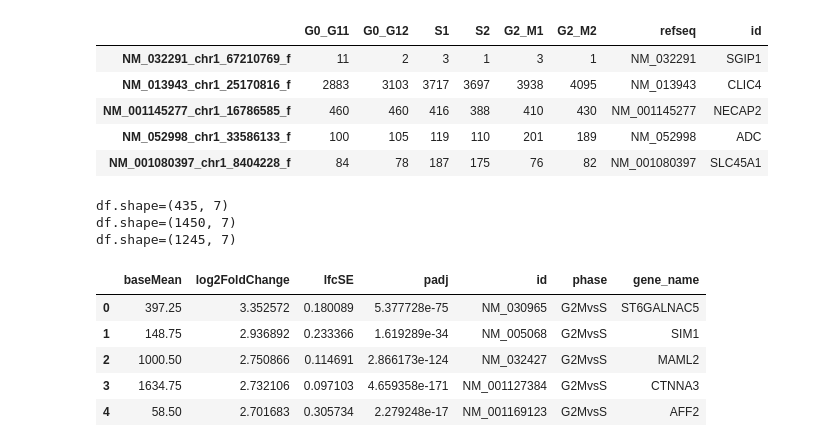
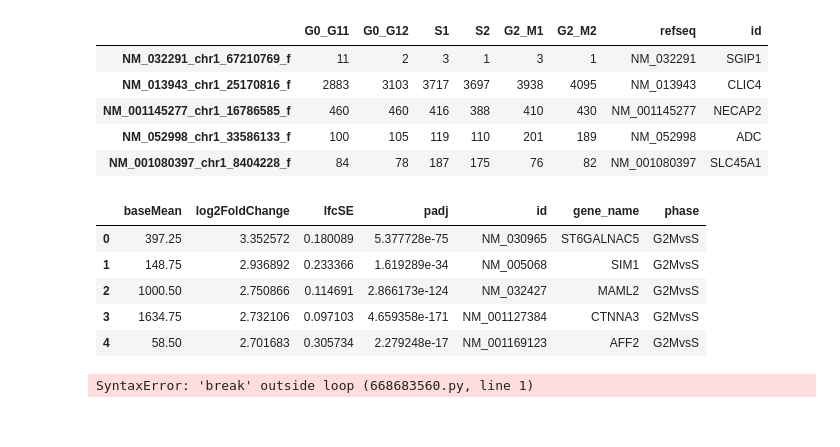
Before and after one commit to CooperStansbury/Nanopore10x_BJsc, a Jupyter notebook: notebooks/data_engineering/liu_et_al_genes.ipynb, the cells around one changed output. Drawn from its saved outputs; the diff is of its cells as text; code cells hidden in the pictures.

Commit message:
update liu genes

```diff
--- a/notebooks/data_engineering/liu_et_al_genes.ipynb
+++ b/notebooks/data_engineering/liu_et_al_genes.ipynb
@@ -21,43 +21,50 @@ df.head()
 # %%
 dpath = "/nfs/turbo/umms-indikar/shared/projects/cell_cycle/data/liu_2017/"
 
 file_list = glob.glob(f"{dpath}*Deseq*")
 
 padj = 0.05
 log2FoldChange = 1.0
 
 result = []
 
 for fpath in file_list:
     basename = os.path.basename(fpath).replace(".txt.gz", "")
     phase = basename.split("_")[-1]
 
     df = pd.read_csv(fpath, sep='\t')
     df = df.drop(columns=['Unnamed: 0', 'pvalue', 'stat'])
+    df = df[df['padj'] < padj]
+    df['gene_name'] = df['id'].map(gene_map)
 
-    df = df[df['padj'] < padj]
-    df = df[df['log2FoldChange'] > log2FoldChange]
-    df['phase'] = phase
-    df = df.sort_values(by='log2FoldChange', ascending=False)
+    # positive
+    up = df[df['log2FoldChange'] > log2FoldChange]
+    up = up.sort_values(by='log2FoldChange', ascending=False)
+    up = up.reset_index(drop=True)
+    up['phase'] = phase
+    result.append(up)
 
-    df = df.reset_index(drop=True)
-    df['gene_name'] = df['id'].map(gene_map)
-    print(f"{df.shape=}")
-
-    result.append(df)
+    # negative
+    down = df[df['log2FoldChange'] < -log2FoldChange]
+    down = down.sort_values(by='log2FoldChange', ascending=True)
+    down = down.reset_index(drop=True)
+    phase_down = "vs".join(reversed(phase.split("vs")))
+    down['phase'] = phase_down
+    result.append(down)
 
 
 result = pd.concat(result)
 outpath = "../../resources/liu_2017_genes.csv"
 result.to_csv(outpath, index=False)
 result.head()
 # %% [output]
-df.shape=(435, 7)
-df.shape=(1450, 7)
-df.shape=(1245, 7)
-|  | baseMean | log2FoldChange | lfcSE | padj | id | phase | gene_name |
-| 0 | 397.25 | 3.352572 | 0.180089 | 5.377728e-75 | NM_030965 | G2MvsS | ST6GALNAC5 |
-| 1 | 148.75 | 2.936892 | 0.233366 | 1.619289e-34 | NM_005068 | G2MvsS | SIM1 |
-| 2 | 1000.50 | 2.750866 | 0.114691 | 2.866173e-124 | NM_032427 | G2MvsS | MAML2 |
-| 3 | 1634.75 | 2.732106 | 0.097103 | 4.659358e-171 | NM_001127384 | G2MvsS | CTNNA3 |
-| 4 | 58.50 | 2.701683 | 0.305734 | 2.279248e-17 | NM_001169123 | G2MvsS | AFF2 |
+|  | baseMean | log2FoldChange | lfcSE | padj | id | gene_name | phase |
+| 0 | 397.25 | 3.352572 | 0.180089 | 5.377728e-75 | NM_030965 | ST6GALNAC5 | G2MvsS |
+| 1 | 148.75 | 2.936892 | 0.233366 | 1.619289e-34 | NM_005068 | SIM1 | G2MvsS |
+| 2 | 1000.50 | 2.750866 | 0.114691 | 2.866173e-124 | NM_032427 | MAML2 | G2MvsS |
+| 3 | 1634.75 | 2.732106 | 0.097103 | 4.659358e-171 | NM_001127384 | CTNNA3 | G2MvsS |
+| 4 | 58.50 | 2.701683 | 0.305734 | 2.279248e-17 | NM_001169123 | AFF2 | G2MvsS |
+# %%
+break
+# %% [output]
+SyntaxError: 'break' outside loop (668683560.py, line 1)
```
Also changed, not shown: 3 other files.
